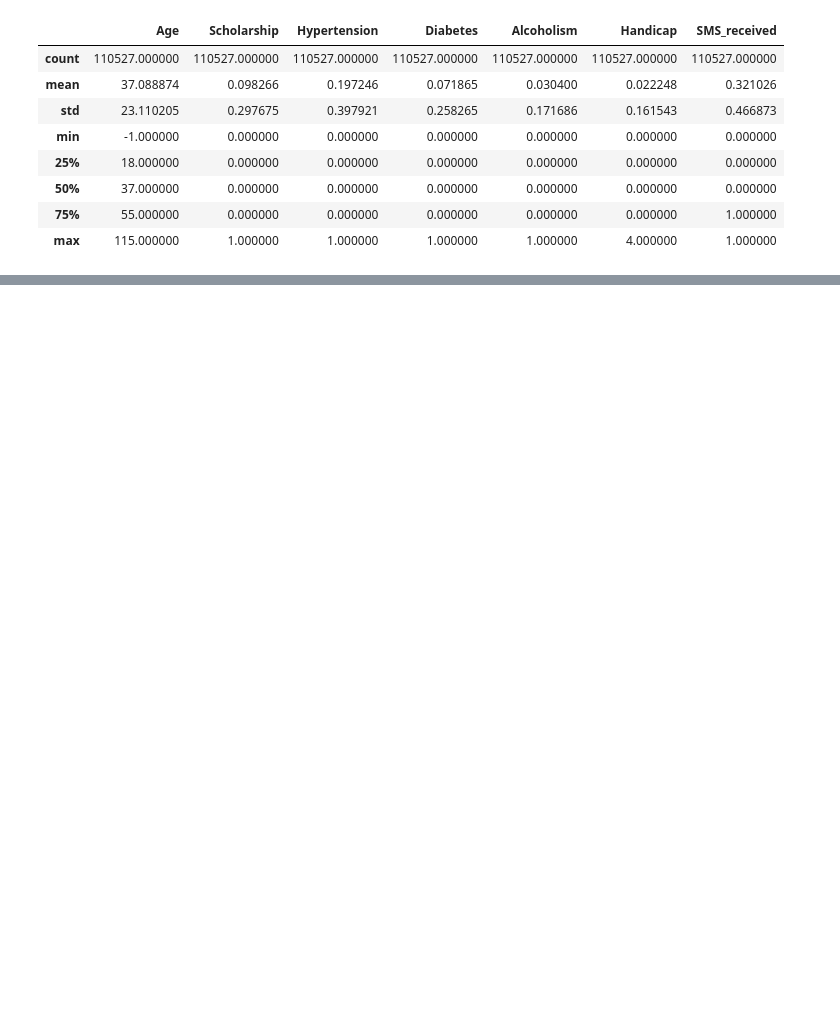
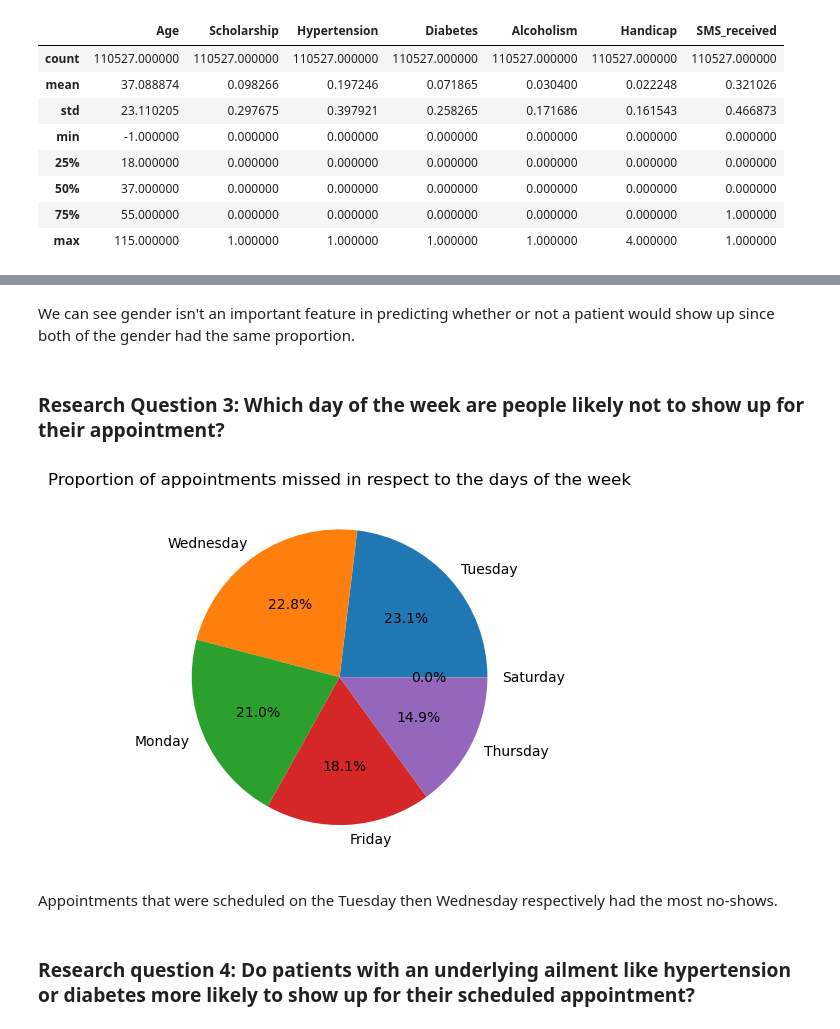
Before and after one commit to NajibAdan/UdacityxALX, a Jupyter notebook: Project_001/Investigate_a_Dataset.ipynb, the cells around one changed output, grey strips where cells are left out. Drawn from its saved outputs; the diff is of its cells as text; code cells hidden in the pictures; blank space fills up the shorter version.

```diff
--- a/Project_001/Investigate_a_Dataset.ipynb
+++ b/Project_001/Investigate_a_Dataset.ipynb
@@ -172,3 +127,0 @@ df.describe()
-# %%
-df['days_passed'] = df['AppointmentDay'] -df['ScheduledDay']
-df['days_passed'] = df['days_passed'].dt.days
@@ -439,0 +140,3 @@ call(['python', '-m', 'nbconvert', 'Investigate_a_Dataset.ipynb'])
+# %%
+df.drop(df.query('Age < 0 or Age == 115').index, axis=0, inplace=True)
+df.query('Age == 115 or Age < 0')
@@ -439,0 +227,15 @@ call(['python', '-m', 'nbconvert', 'Investigate_a_Dataset.ipynb'])
+# %% [markdown]
+We can see gender isn't an important feature in predicting whether or not a patient would show up since both of the gender had the same proportion.
+# %% [markdown]
+### Research Question 3: Which day of the week are people likely not to show up for their appointment?
+# %%
+day_names = missed['AppointmentDay'].dt.day_name().value_counts()
+labels = day_names.index
+plt.pie(day_names,labels=labels, autopct='%1.1f%%')
+plt.title("Proportion of appointments missed in respect to the days of the week");
+# %% [output]
+[figure, added]
+# %% [markdown]
+Appointments that were scheduled on the Tuesday then Wednesday respectively had the most no-shows.
+# %% [markdown]
+### Research question 4: Do patients with an underlying ailment like hypertension or diabetes more likely to show up for their scheduled appointment?
```
Also changed, not shown: parts of 91 cells of this notebook, 3 other files.
